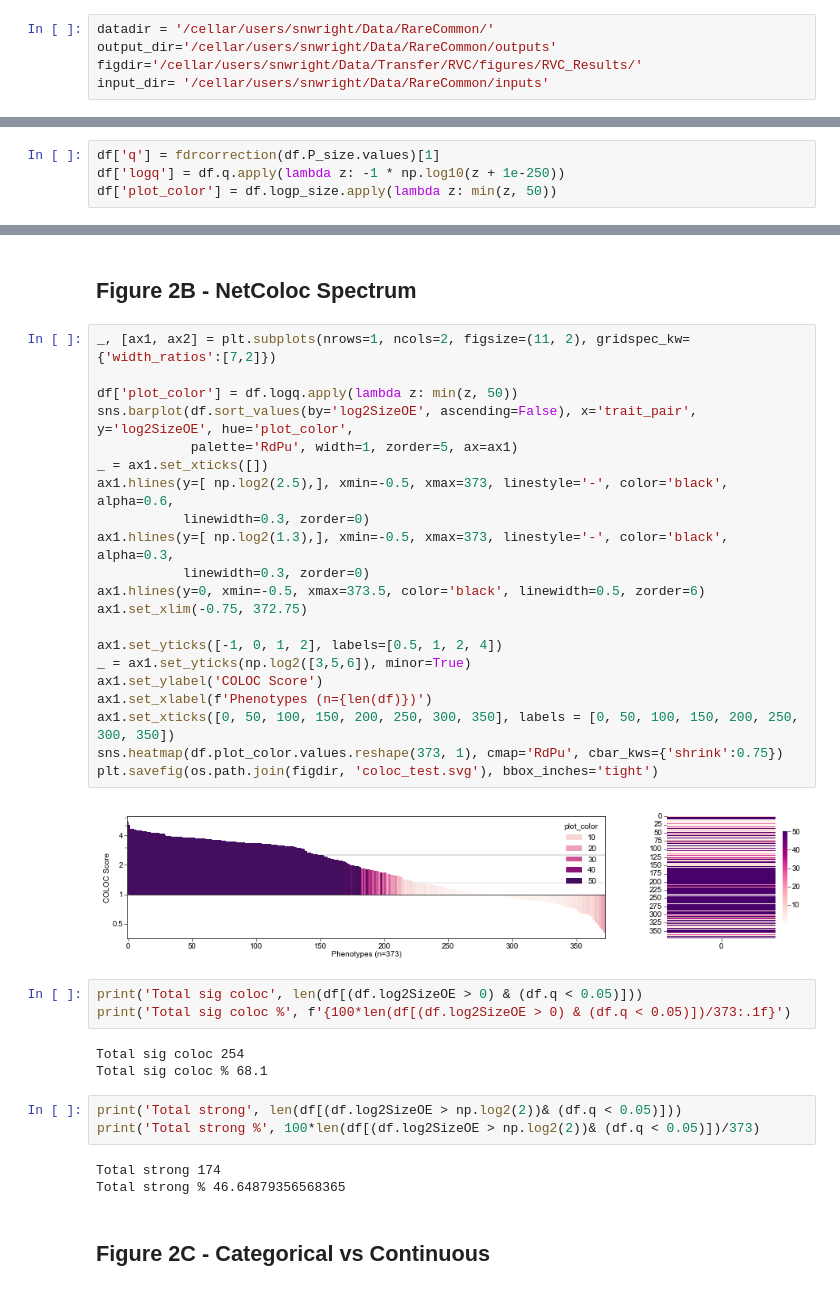
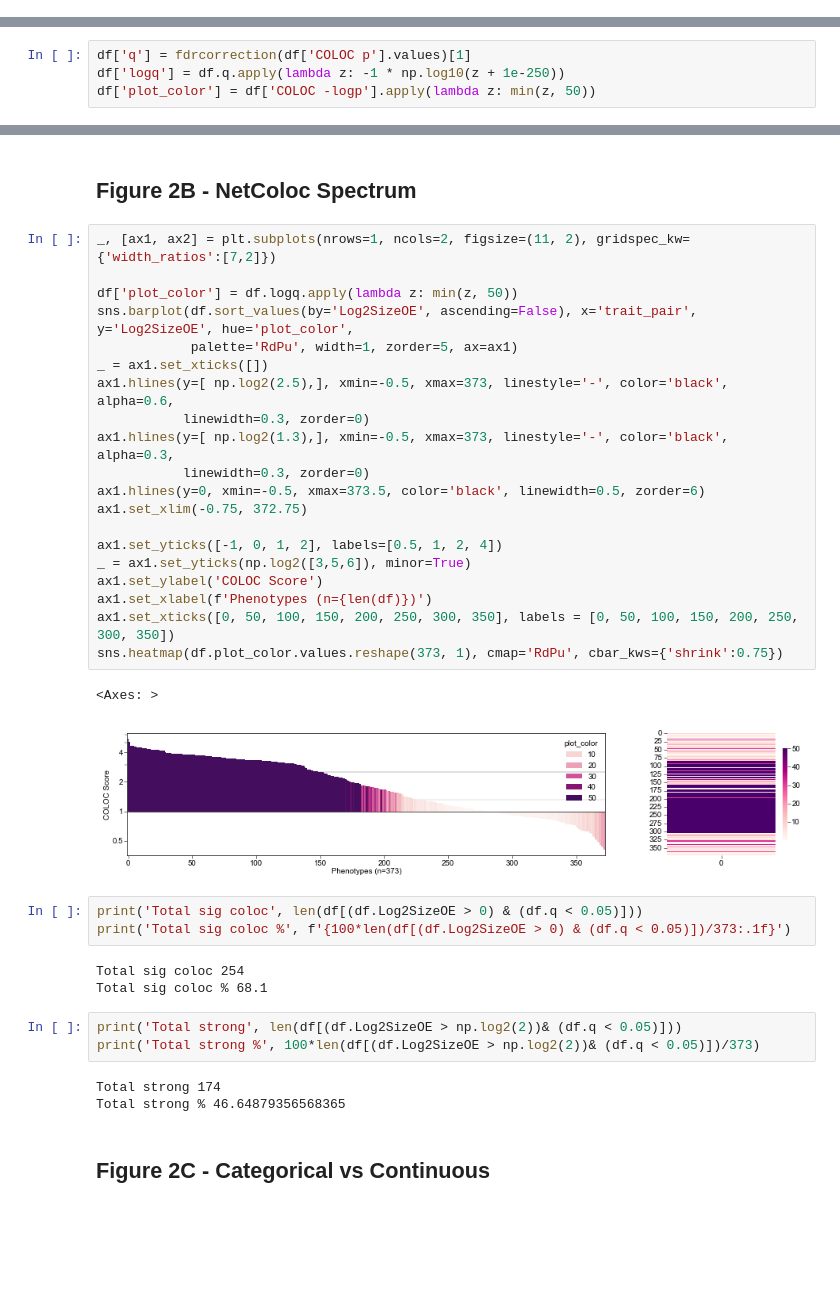
Before and after one commit to sarah-n-wright/CARVA, a Jupyter notebook: Notebooks/2_NetworkColocalization.ipynb, the cells around one changed output, grey strips where cells are left out. Saved outputs shown, nothing was run; the diff lists cells and outputs as text; blank space fills up the shorter version.

```diff
--- a/Notebooks/2_NetworkColocalization.ipynb
+++ b/Notebooks/2_NetworkColocalization.ipynb
@@ -21,8 +21,3 @@ import re
 from tqdm import tqdm
 from statsmodels.stats.multitest import fdrcorrection
 from sklearn.metrics import roc_auc_score
-# %%
-datadir = '/cellar/users/snwright/Data/RareCommon/'
-output_dir='/cellar/users/snwright/Data/RareCommon/outputs'
-figdir='/cellar/users/snwright/Data/Transfer/RVC/figures/RVC_Results/'
-input_dir= '/cellar/users/snwright/Data/RareCommon/inputs'
@@ -108,6 +124,6 @@ r_traitlist = pd.read_csv(os.path.join(input_dir, 'March_2025', 'rare_Mar28.trai
 # %%
 trait_pairs = ['_'.join(x) for x in zip(r_traitlist, c_traitlist)]
 # %%
-df['q'] = fdrcorrection(df.P_size.values)[1]
+df['q'] = fdrcorrection(df['COLOC p'].values)[1]
 df['logq'] = df.q.apply(lambda z: -1 * np.log10(z + 1e-250))
-df['plot_color'] = df.logp_size.apply(lambda z: min(z, 50))
+df['plot_color'] = df['COLOC -logp'].apply(lambda z: min(z, 50))
@@ -191,35 +148,35 @@ Text(0, 0.5, 'COLOC Score')
 # %%
 _, [ax1, ax2] = plt.subplots(nrows=1, ncols=2, figsize=(11, 2), gridspec_kw={'width_ratios':[7,2]})
 
 df['plot_color'] = df.logq.apply(lambda z: min(z, 50))
-sns.barplot(df.sort_values(by='log2SizeOE', ascending=False), x='trait_pair', y='log2SizeOE', hue='plot_color',
+sns.barplot(df.sort_values(by='Log2SizeOE', ascending=False), x='trait_pair', y='Log2SizeOE', hue='plot_color',
             palette='RdPu', width=1, zorder=5, ax=ax1)
 _ = ax1.set_xticks([])
 ax1.hlines(y=[ np.log2(2.5),], xmin=-0.5, xmax=373, linestyle='-', color='black', alpha=0.6,
            linewidth=0.3, zorder=0)
 ax1.hlines(y=[ np.log2(1.3),], xmin=-0.5, xmax=373, linestyle='-', color='black', alpha=0.3,
            linewidth=0.3, zorder=0)
 ax1.hlines(y=0, xmin=-0.5, xmax=373.5, color='black', linewidth=0.5, zorder=6)
 ax1.set_xlim(-0.75, 372.75)
 
 ax1.set_yticks([-1, 0, 1, 2], labels=[0.5, 1, 2, 4])
 _ = ax1.set_yticks(np.log2([3,5,6]), minor=True)
 ax1.set_ylabel('COLOC Score')
 ax1.set_xlabel(f'Phenotypes (n={len(df)})')
 ax1.set_xticks([0, 50, 100, 150, 200, 250, 300, 350], labels = [0, 50, 100, 150, 200, 250, 300, 350])
 sns.heatmap(df.plot_color.values.reshape(373, 1), cmap='RdPu', cbar_kws={'shrink':0.75})
-plt.savefig(os.path.join(figdir, 'coloc_test.svg'), bbox_inches='tight')
 # %% [output]
+<Axes: >
-[figure, old version]
+[figure, new version]
 # %%
-print('Total sig coloc', len(df[(df.log2SizeOE > 0) & (df.q < 0.05)]))
-print('Total sig coloc %', f'{100*len(df[(df.log2SizeOE > 0) & (df.q < 0.05)])/373:.1f}')
+print('Total sig coloc', len(df[(df.Log2SizeOE > 0) & (df.q < 0.05)]))
+print('Total sig coloc %', f'{100*len(df[(df.Log2SizeOE > 0) & (df.q < 0.05)])/373:.1f}')
 # %% [output]
 Total sig coloc 254
 Total sig coloc % 68.1
 # %%
-print('Total strong', len(df[(df.log2SizeOE > np.log2(2))& (df.q < 0.05)]))
-print('Total strong %', 100*len(df[(df.log2SizeOE > np.log2(2))& (df.q < 0.05)])/373)
+print('Total strong', len(df[(df.Log2SizeOE > np.log2(2))& (df.q < 0.05)]))
+print('Total strong %', 100*len(df[(df.Log2SizeOE > np.log2(2))& (df.q < 0.05)])/373)
 # %% [output]
 Total strong 174
 Total strong % 46.64879356568365
```
Also changed, not shown: parts of 26 cells of this notebook, 6 other files.
